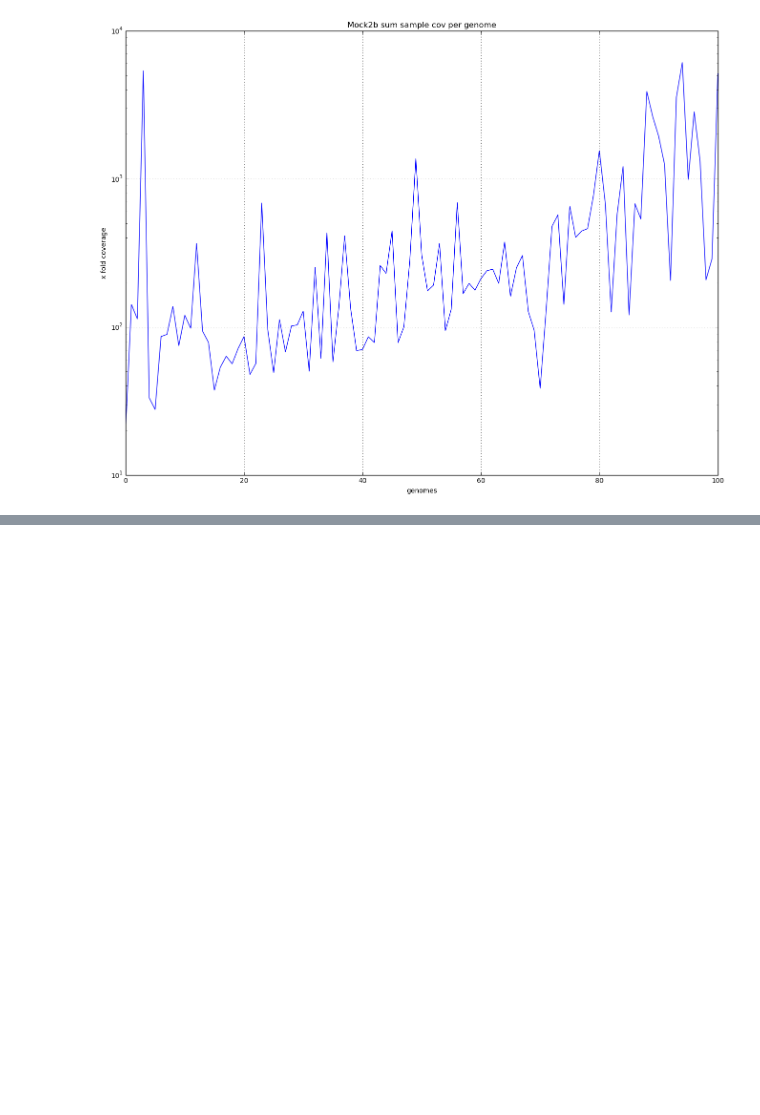
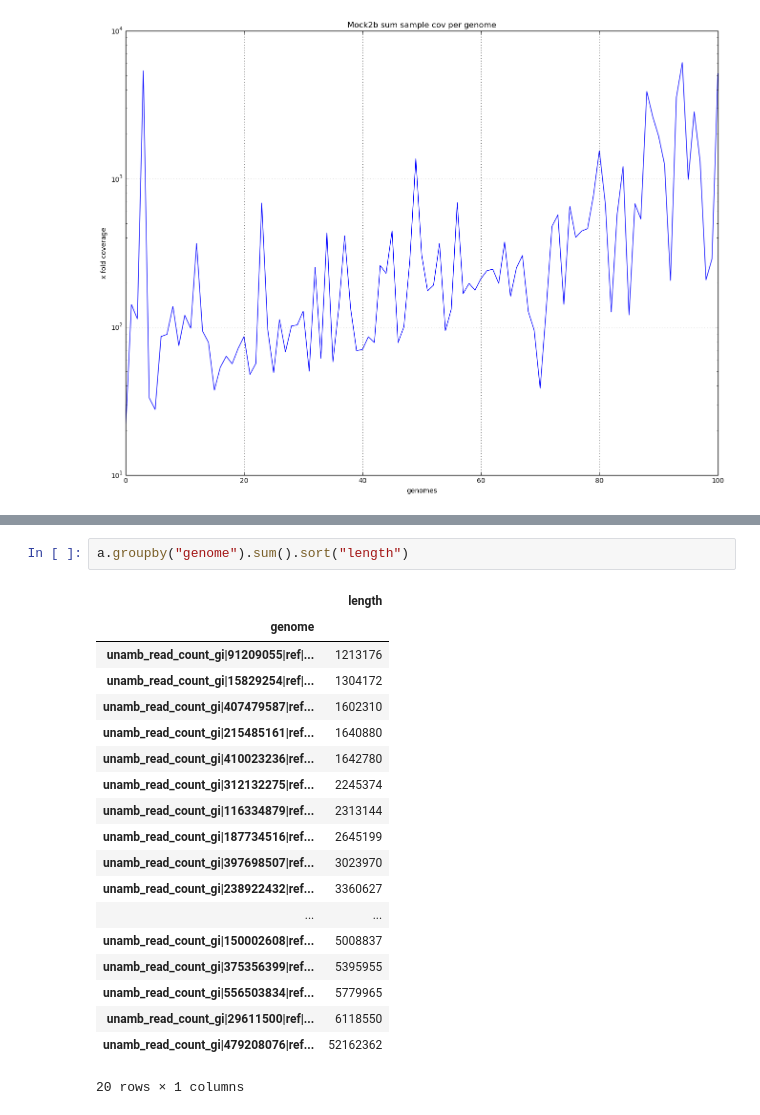
Before and after one commit to inodb/notebooks, a Jupyter notebook: concoct/metagenome-coverage-mocks.ipynb, the cells around one changed output, grey strips where cells are left out. Cells and saved outputs as stored; diff of their text form; blank space fills up the shorter version.

```diff
--- a/concoct/metagenome-coverage-mocks.ipynb
+++ b/concoct/metagenome-coverage-mocks.ipynb
@@ -247,0 +315,22 @@ ax.set_ylabel("x fold coverage")
+# %%
+a.groupby("genome").sum().sort("length")
+# %% [output]
+|  | length |
+| genome |  |
+| unamb_read_count_gi|91209055|ref|... | 1213176 |
+| unamb_read_count_gi|15829254|ref|... | 1304172 |
+| unamb_read_count_gi|407479587|ref... | 1602310 |
+| unamb_read_count_gi|215485161|ref... | 1640880 |
+| unamb_read_count_gi|410023236|ref... | 1642780 |
+| unamb_read_count_gi|312132275|ref... | 2245374 |
+| unamb_read_count_gi|116334879|ref... | 2313144 |
+| unamb_read_count_gi|187734516|ref... | 2645199 |
+| unamb_read_count_gi|397698507|ref... | 3023970 |
+| unamb_read_count_gi|238922432|ref... | 3360627 |
+| ... | ... |
+| unamb_read_count_gi|150002608|ref... | 5008837 |
+| unamb_read_count_gi|375356399|ref... | 5395955 |
+| unamb_read_count_gi|556503834|ref... | 5779965 |
+| unamb_read_count_gi|29611500|ref|... | 6118550 |
+| unamb_read_count_gi|479208076|ref... | 52162362 |
+20 rows × 1 columns
```
Also changed, not shown: parts of 8 cells of this notebook, 1 other file.
